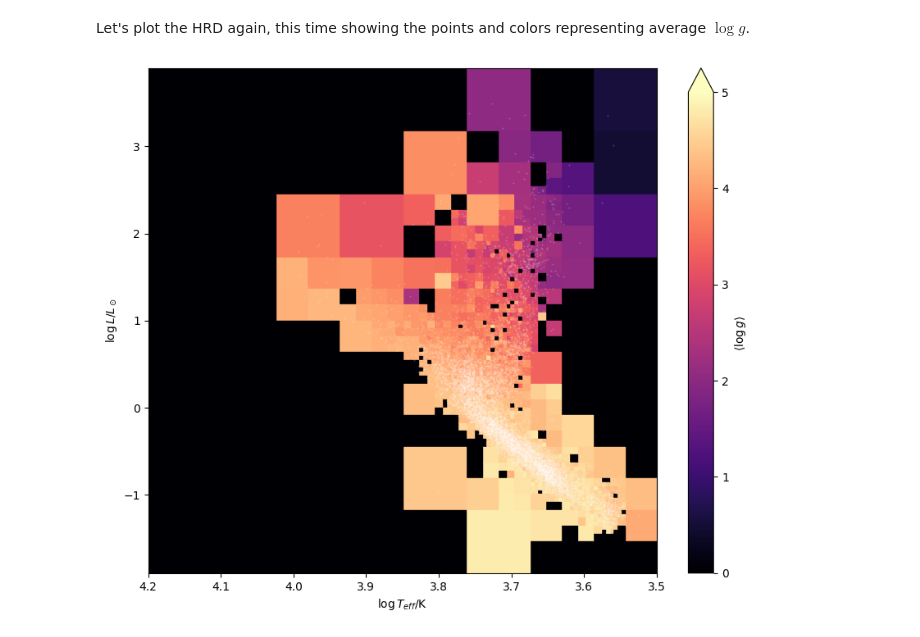
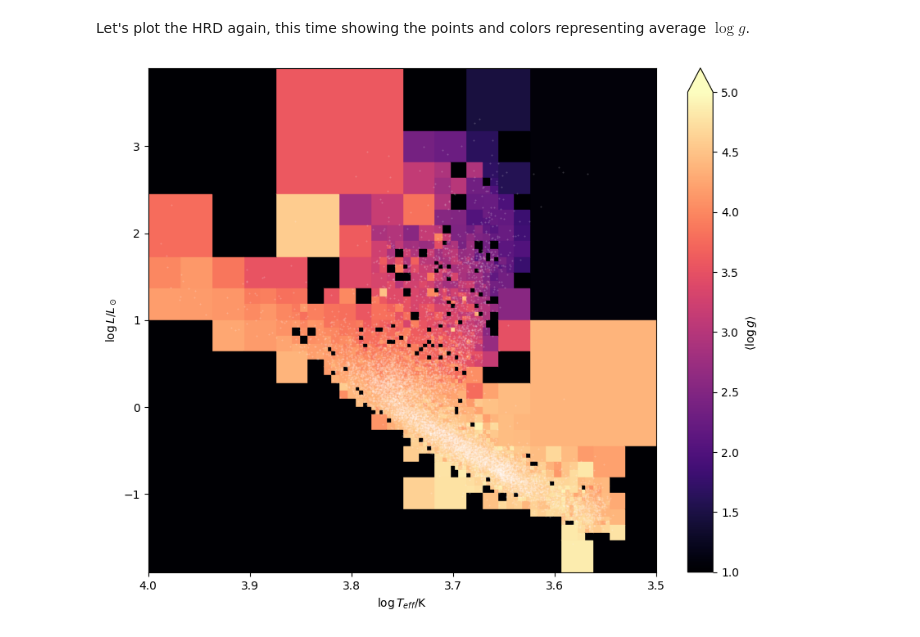
Before and after one commit to CalebHarada/astroQTpy, a Jupyter notebook: docs/tutorials/hist2d_tutorial.ipynb, the cells around one changed output. Saved outputs shown, nothing was run; the diff lists cells and outputs as text; code cells hidden in the pictures.

Commit message:
minor plotting update in notebook; update git ignore

```diff
--- a/docs/tutorials/hist2d_tutorial.ipynb
+++ b/docs/tutorials/hist2d_tutorial.ipynb
@@ -160,7 +160,7 @@ plt.show()
 Instead of counting the frequency of points within each node, we can select different bin statistics to visualize useful quantities. For example, we can plot the average $\log g$ of stars within each grid cell. To do this, we just need to pass a third data array to the quadtree object and choose a node statistic.
 # %%
 hrd_2d_histogram = Hist2dQuadTree(
-    3.5, 4.2, -1.9, 3.9,
+    3.5, 4.0, -1.9, 3.9,
     N_points=5,   # subdivide grid if node has more than this number of points...
     max_depth=8,  # ...until the quadtree reaches this depth.
     node_statistic='mean'
@@ -175,20 +175,20 @@ hrd_2d_histogram.add_data(
 Let's plot the HRD again, this time showing the points and colors representing average $\log g$.
 # %%
 fig, ax = plt.subplots(figsize=(10,8))
-ax.set_xlim(3.5, 4.2)
+ax.set_xlim(3.5, 4.0)
 ax.set_ylim(-1.9, 3.9)
 
 # plot data
 ax.scatter(gaia_results['log_teff'], gaia_results['log_lum'], c='w', marker='.', s=1, alpha=0.2, zorder=99)
 
 # plot the quadtree
-hist2d = hrd_2d_histogram.draw_tree(ax, show_lines=False, cmap='magma', vmin=0, vmax=5)
+hist2d = hrd_2d_histogram.draw_tree(ax, show_lines=False, cmap='magma', vmin=1, vmax=5)
 plt.colorbar(hist2d, ax=ax, label='$\langle \log g \\rangle$', extend='max')
 ax.set_xlabel('$\log T_{eff}$/K')
 ax.set_ylabel('$\log L / L_\odot$')
 
 ax.invert_xaxis()
 
 plt.show()
 # %% [output]
-[figure, old version]
+[figure, new version]
```
Also changed, not shown: parts of 6 cells of this notebook, 2 other files.
